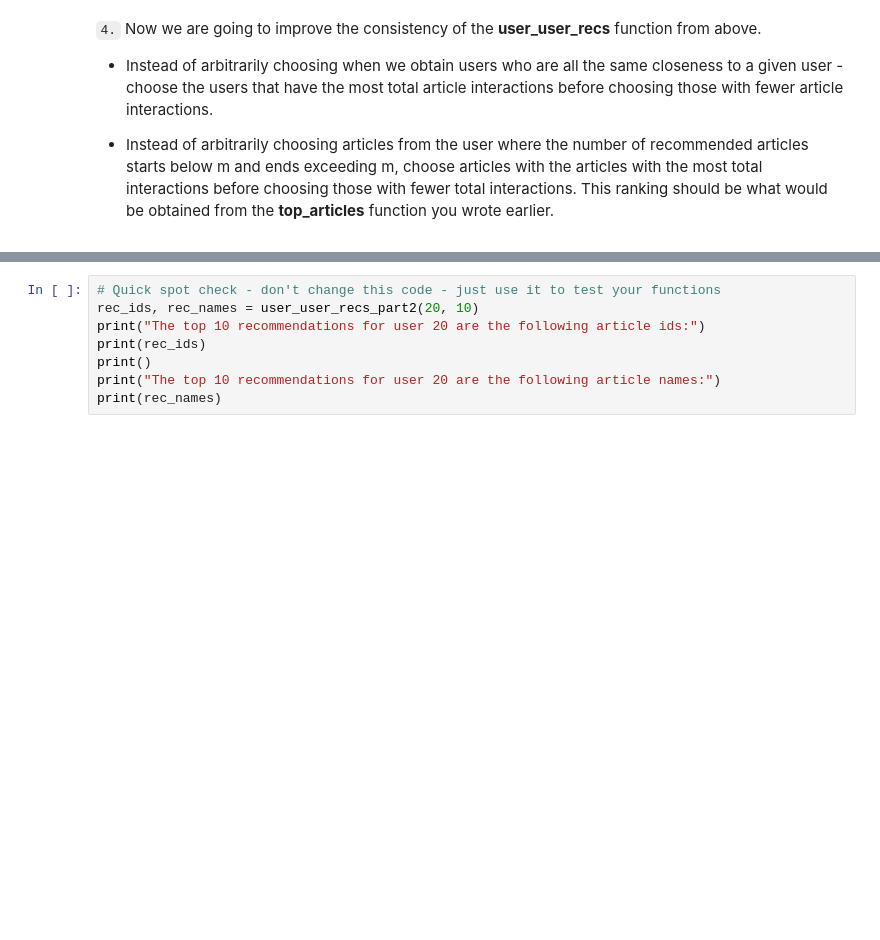
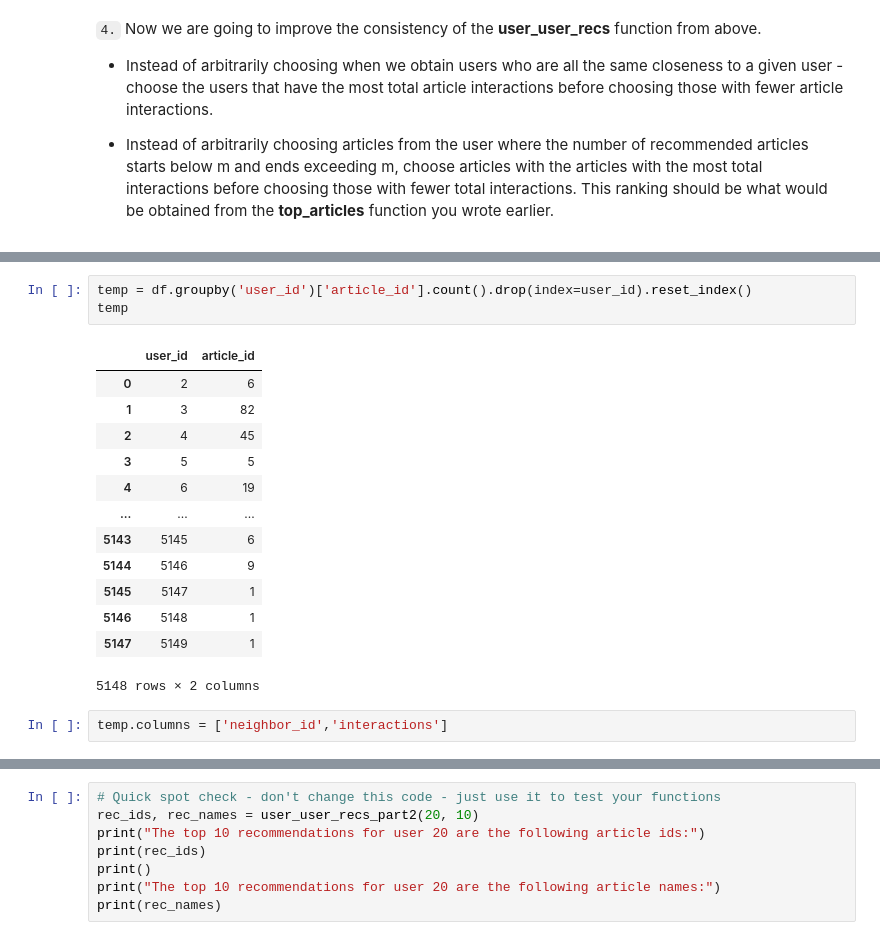
Before and after one commit to rafaelmata357/Data-Science-Udacity, a Jupyter notebook: Recommendations/Recommendations_with_IBM.ipynb, the cells around one changed output, grey strips where cells are left out. Cells and saved outputs as stored; diff of their text form; blank space fills up the shorter version.

```diff
--- a/Recommendations/Recommendations_with_IBM.ipynb
+++ b/Recommendations/Recommendations_with_IBM.ipynb
@@ -501,0 +538,19 @@ If this is all you see, you passed all of our tests!  Nice job!
+# %%
+temp = df.groupby('user_id')['article_id'].count().drop(index=user_id).reset_index()
+temp
+# %% [output]
+|  | user_id | article_id |
+| 0 | 2 | 6 |
+| 1 | 3 | 82 |
+| 2 | 4 | 45 |
+| 3 | 5 | 5 |
+| 4 | 6 | 19 |
+| ... | ... | ... |
+| 5143 | 5145 | 6 |
+| 5144 | 5146 | 9 |
+| 5145 | 5147 | 1 |
+| 5146 | 5148 | 1 |
+| 5147 | 5149 | 1 |
+5148 rows × 2 columns
+# %%
+temp.columns = ['neighbor_id','interactions']
```
Also changed, not shown: parts of 5 cells of this notebook.
